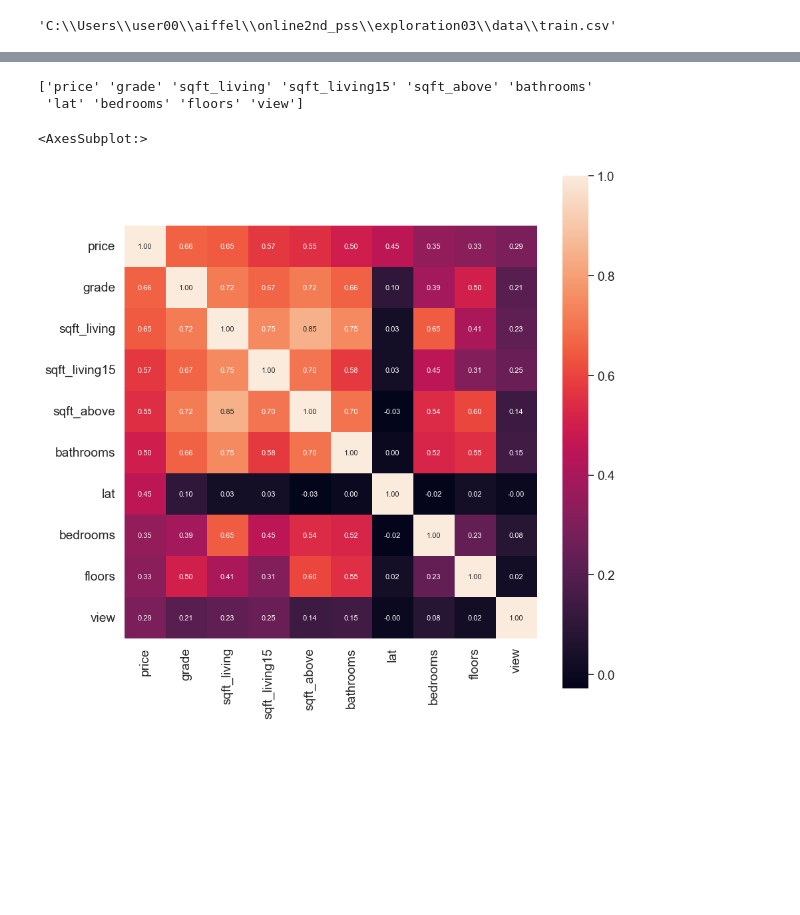
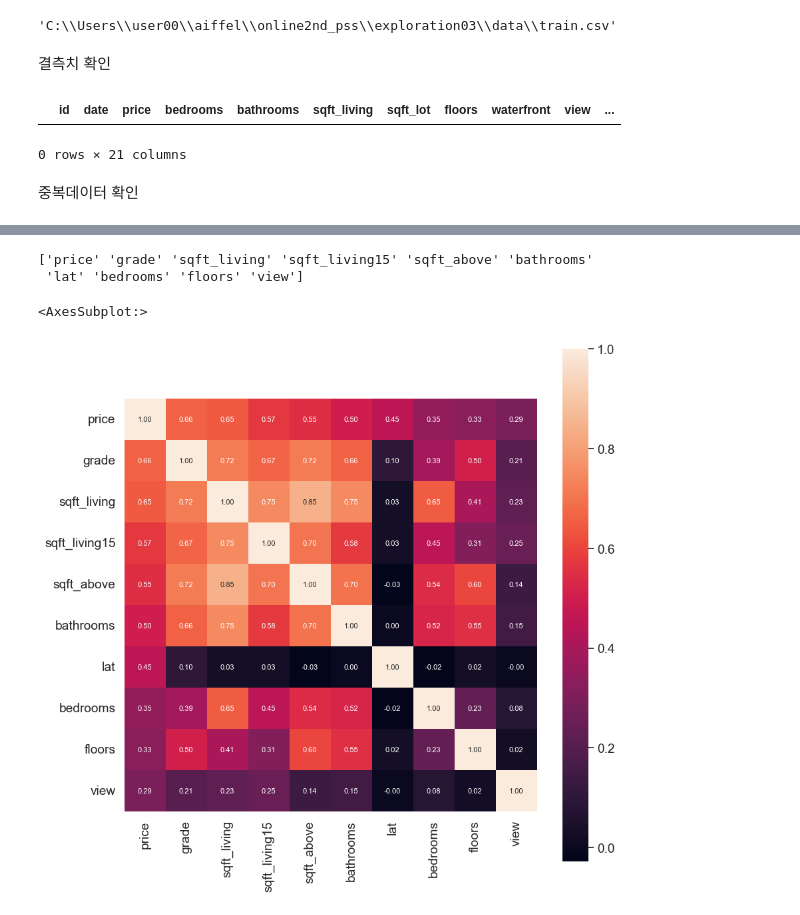
Before and after one commit to odorukeyboard/online2nd_pss, a Jupyter notebook: exploration03/kaggle_voting.ipynb, the cells around one changed output, grey strips where cells are left out. Saved outputs shown, nothing was run; the diff lists cells and outputs as text; code cells hidden in the pictures; blank space fills up the shorter version.

```diff
--- a/exploration03/kaggle_voting.ipynb
+++ b/exploration03/kaggle_voting.ipynb
@@ -26,3 +26,12 @@ train_data_path
 # %%
 train = pd.read_csv(train_data_path)
 test = pd.read_csv(test_data_path)
+# %% [markdown]
+결측치 확인
+# %%
+train[train.isnull().any(axis=1)]
+# %% [output]
+|  | id | date | price | bedrooms | bathrooms | sqft_living | sqft_lot | floors | waterfront | view | ... |
+0 rows × 21 columns
+# %% [markdown]
+중복데이터 확인
```
Also changed, not shown: parts of 10 cells of this notebook, 16 other files.
